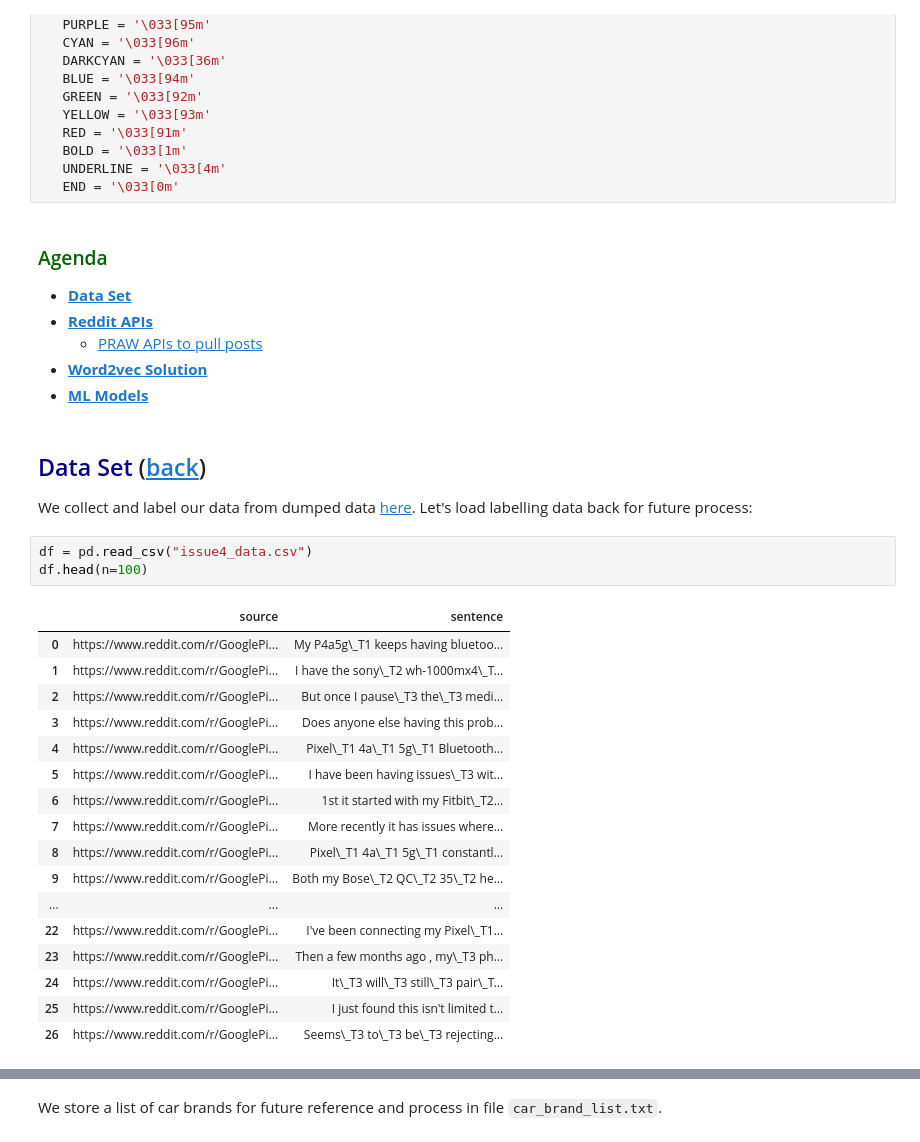
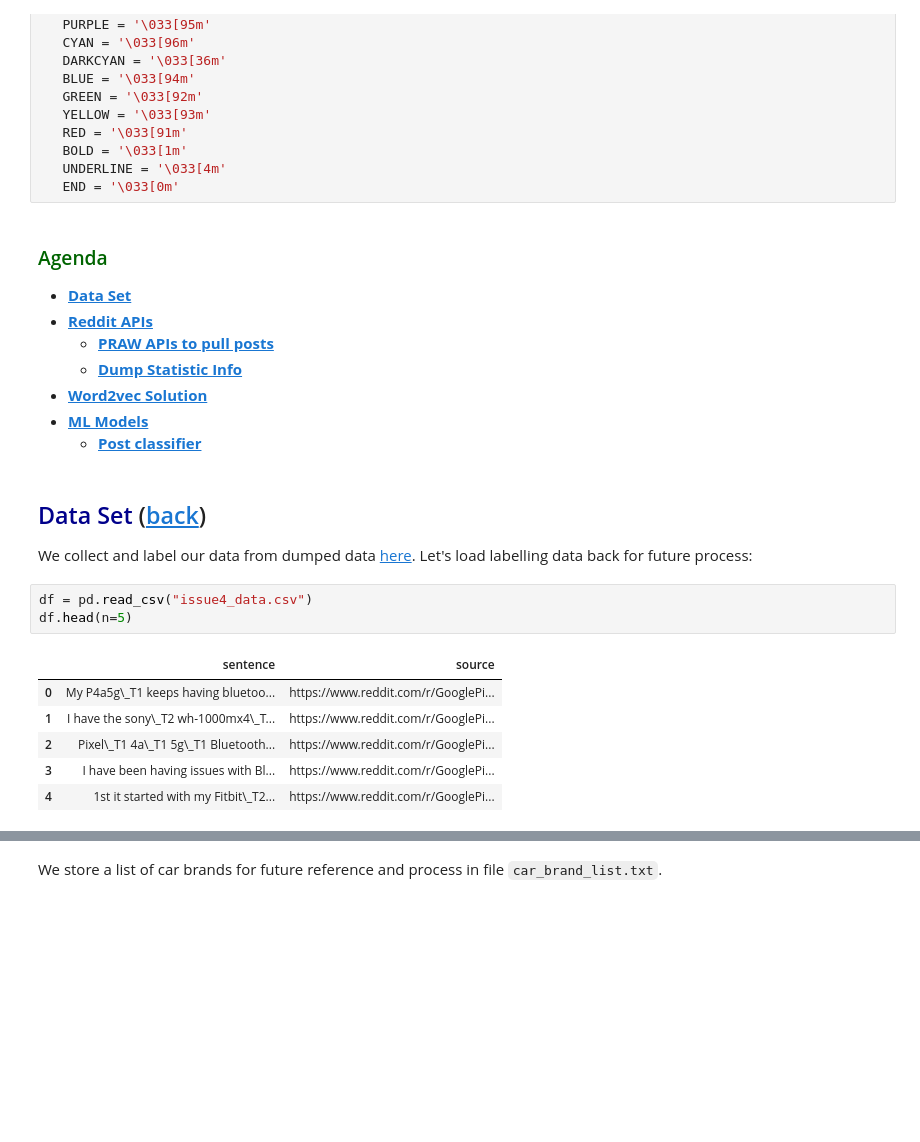
Before and after one commit to johnklee/ff_crawler, a Jupyter notebook: models/Issue4/ner_notebook.ipynb, the cells around one changed output, grey strips where cells are left out. Drawn from its saved outputs; the diff is of its cells as text; blank space fills up the shorter version.

Commit message:
update on 6/4 for doc classifier

```diff
--- a/models/Issue4/ner_notebook.ipynb
+++ b/models/Issue4/ner_notebook.ipynb
@@ -42,32 +44,23 @@ class color:
 ### <font color='darkgreen'>Agenda</font>
 * <font size='3ptx'>[**Data Set**](#sect1)</font>
 * <font size='3ptx'>[**Reddit APIs**](#sect2)</font>
-  * [PRAW APIs to pull posts](#sect2_1)
+  * [**PRAW APIs to pull posts**](#sect2_1)
+  * [**Dump Statistic Info**](#sect2_2)
 * <font size='3ptx'>[**Word2vec Solution**](#sect3)</font>
 * <font size='3ptx'>[**ML Models**](#sect4)</font>
+  * [**Post classifier**](#sect4_1)
 # %% [markdown]
 ## <font color='darkblue'>Data Set</font> ([back](#sect0))
 We collect and label our data from dumped data [here](https://drive.google.com/file/d/1LTyPKtafRQnQp-DslpjBM5QUWoxAtSTY/view?usp=sharing). Let's load labelling data back for future process:
 # %%
 df = pd.read_csv("issue4_data.csv")
-df.head(n=100)
+df.head(n=5)
 # %% [output]
-|  | source | sentence |
-| 0 | https://www.reddit.com/r/GooglePi... | My P4a5g\_T1 keeps having bluetoo... |
-| 1 | https://www.reddit.com/r/GooglePi... | I have the sony\_T2 wh-1000mx4\_T... |
-| 2 | https://www.reddit.com/r/GooglePi... | But once I pause\_T3 the\_T3 medi... |
-| 3 | https://www.reddit.com/r/GooglePi... | Does anyone else having this prob... |
-| 4 | https://www.reddit.com/r/GooglePi... | Pixel\_T1 4a\_T1 5g\_T1 Bluetooth... |
-| 5 | https://www.reddit.com/r/GooglePi... | I have been having issues\_T3 wit... |
-| 6 | https://www.reddit.com/r/GooglePi... | 1st it started with my Fitbit\_T2... |
-| 7 | https://www.reddit.com/r/GooglePi... | More recently it has issues where... |
-| 8 | https://www.reddit.com/r/GooglePi... | Pixel\_T1 4a\_T1 5g\_T1 constantl... |
-| 9 | https://www.reddit.com/r/GooglePi... | Both my Bose\_T2 QC\_T2 35\_T2 he... |
-| ... | ... | ... |
-| 22 | https://www.reddit.com/r/GooglePi... | I've been connecting my Pixel\_T1... |
-| 23 | https://www.reddit.com/r/GooglePi... | Then a few months ago , my\_T3 ph... |
-| 24 | https://www.reddit.com/r/GooglePi... | It\_T3 will\_T3 still\_T3 pair\_T... |
-| 25 | https://www.reddit.com/r/GooglePi... | I just found this isn't limited t... |
-| 26 | https://www.reddit.com/r/GooglePi... | Seems\_T3 to\_T3 be\_T3 rejecting... |
+|  | sentence | source |
+| 0 | My P4a5g\_T1 keeps having bluetoo... | https://www.reddit.com/r/GooglePi... |
+| 1 | I have the sony\_T2 wh-1000mx4\_T... | https://www.reddit.com/r/GooglePi... |
+| 2 | Pixel\_T1 4a\_T1 5g\_T1 Bluetooth... | https://www.reddit.com/r/GooglePi... |
+| 3 | I have been having issues with Bl... | https://www.reddit.com/r/GooglePi... |
+| 4 | 1st it started with my Fitbit\_T2... | https://www.reddit.com/r/GooglePi... |
 # %%
 word_set = set()
```
Also changed, not shown: parts of 33 cells of this notebook, 2 other files.
